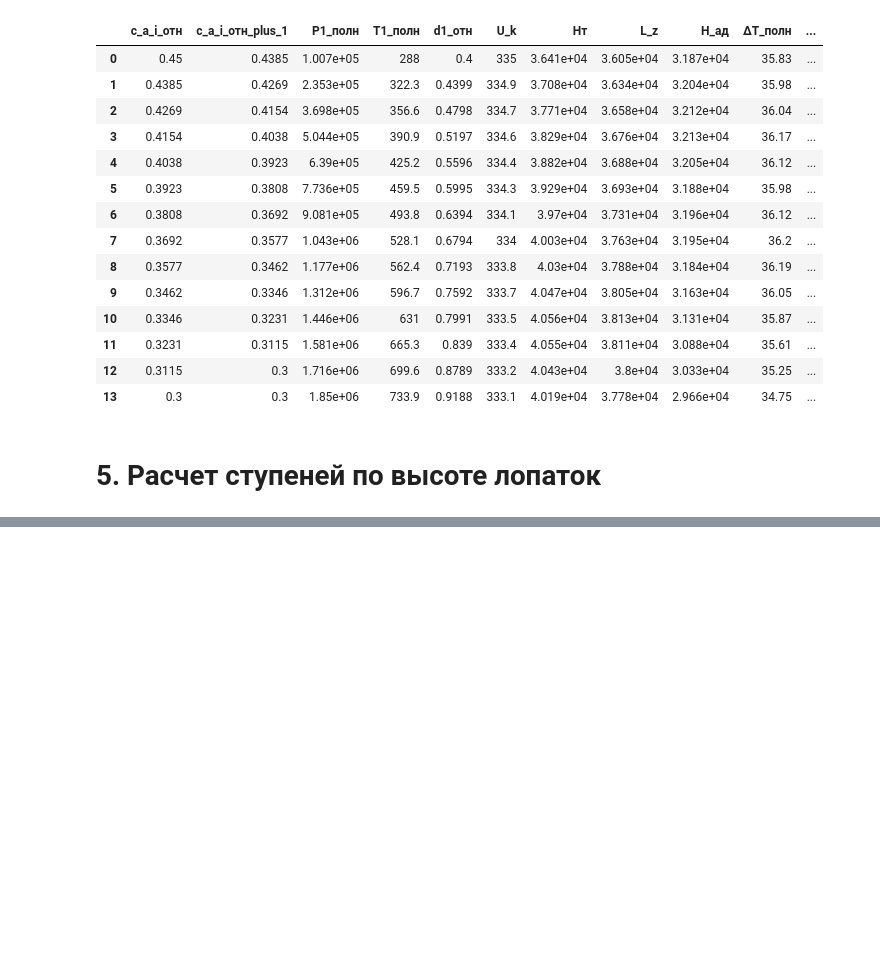
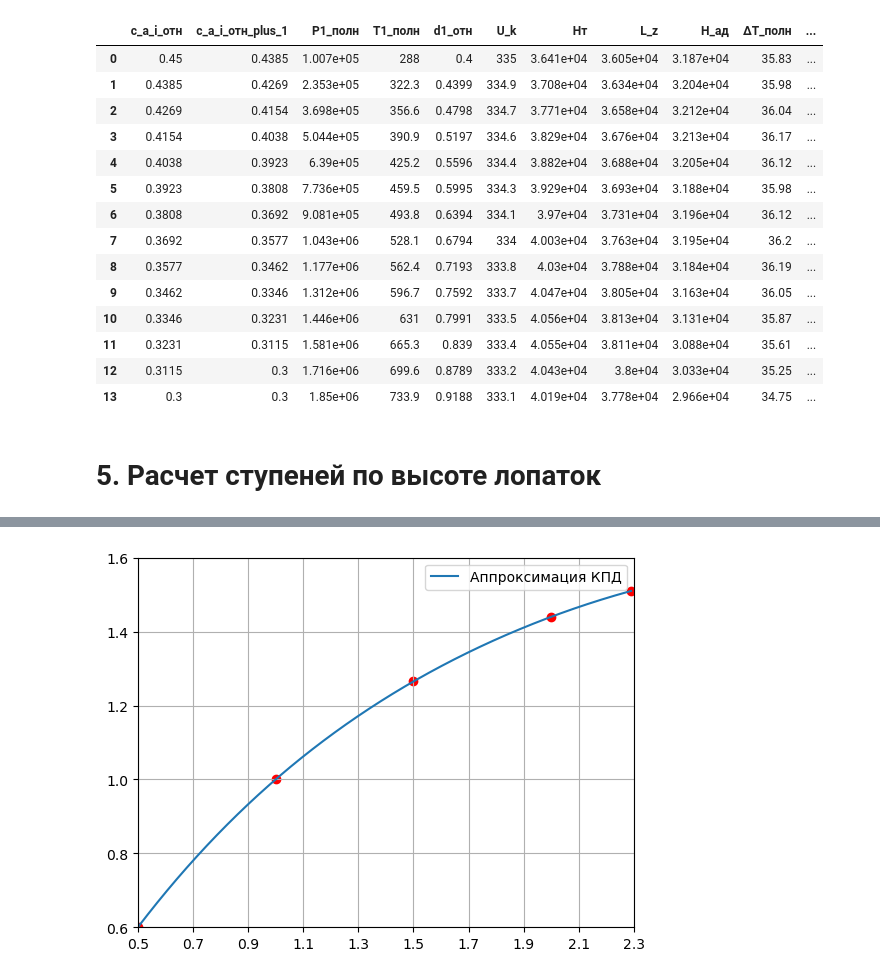
Before and after one commit to mikiway902/Compressor_Kurs, a Jupyter notebook: main.ipynb, the cells around one changed output, grey strips where cells are left out. Saved outputs shown, nothing was run; the diff lists cells and outputs as text; code cells hidden in the pictures; blank space fills up the shorter version.

```diff
--- a/main.ipynb
+++ b/main.ipynb
@@ -1050,0 +1095,32 @@ display(df)            # либо просто написать `df` в отде
+# %%
+# График с учебника рис. 4
+
+# Точки
+# b_t_dots = np.array([0.5, 0.69, 0.89, 1.0, 1.1, 1.3, 1.5, 1.7, 1.89, 2.0, 2.09, 2.29])       # точки по оси X для теоретического напора
+# ε__b_ε_dots = np.array([0, 0.78, 0.95, 1.0, 1.08, 1.18, 1.265, 1.34, 1.4, 1.44, 1.47, 1.51])      # точки по оси Y для теоретического напора
+
+b_t_dots = np.array([0.5, 1.0, 1.5,2.0, 2.29])       # точки по оси X для теоретического напора
+ε__b_ε_dots = np.array([0.6, 1.0, 1.265, 1.44, 1.51])      # точки по оси Y для теоретического напора
+
+
+# аппроксимация полиномом степени stepen
+stepen = 4
+coeffs1 = np.polyfit(b_t_dots, ε__b_ε_dots, stepen)
+poly1 = np.poly1d(coeffs1)
+
+smoothness = 100000     # Число точек
+
+b_t_dots_smooth = np.linspace(min(b_t_dots), max(b_t_dots), smoothness)
+ε__b_ε_dots_smooth = poly1(b_t_dots_smooth)
+
+plt.plot(b_t_dots_smooth, ε__b_ε_dots_smooth, label="Аппроксимация КПД")
+plt.scatter(b_t_dots, ε__b_ε_dots, color="red")
+plt.xlim(0.5,2.3)
+plt.ylim(0.6, 1.6)
+plt.xticks(np.arange(0.5, 2.4, 0.2))  # Установка делений по оси X с шагом 0.1
+plt.yticks(np.arange(0.6, 1.7, 0.2))  # Установка делений по оси Y с шагом 0.2
+plt.grid(True) # Добавление сетки
+plt.legend()
+plt.show()
+# %% [output]
+[figure, added]
```
Also changed, not shown: parts of 3 cells of this notebook, 1 other file.
